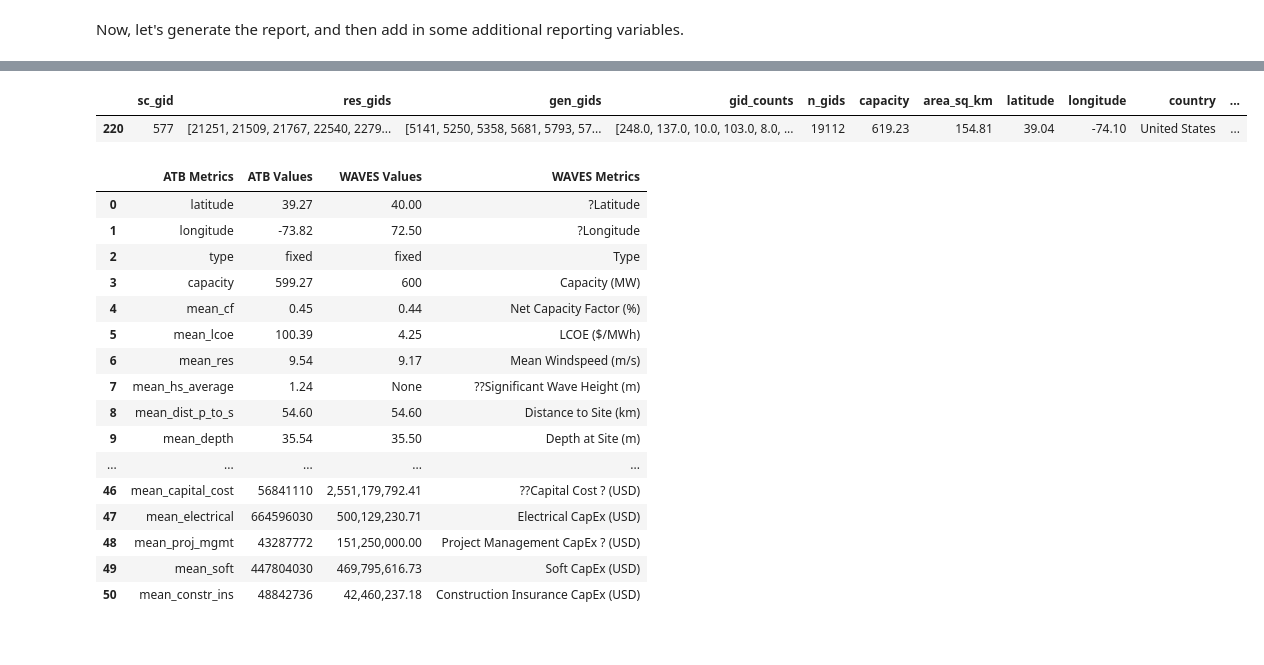
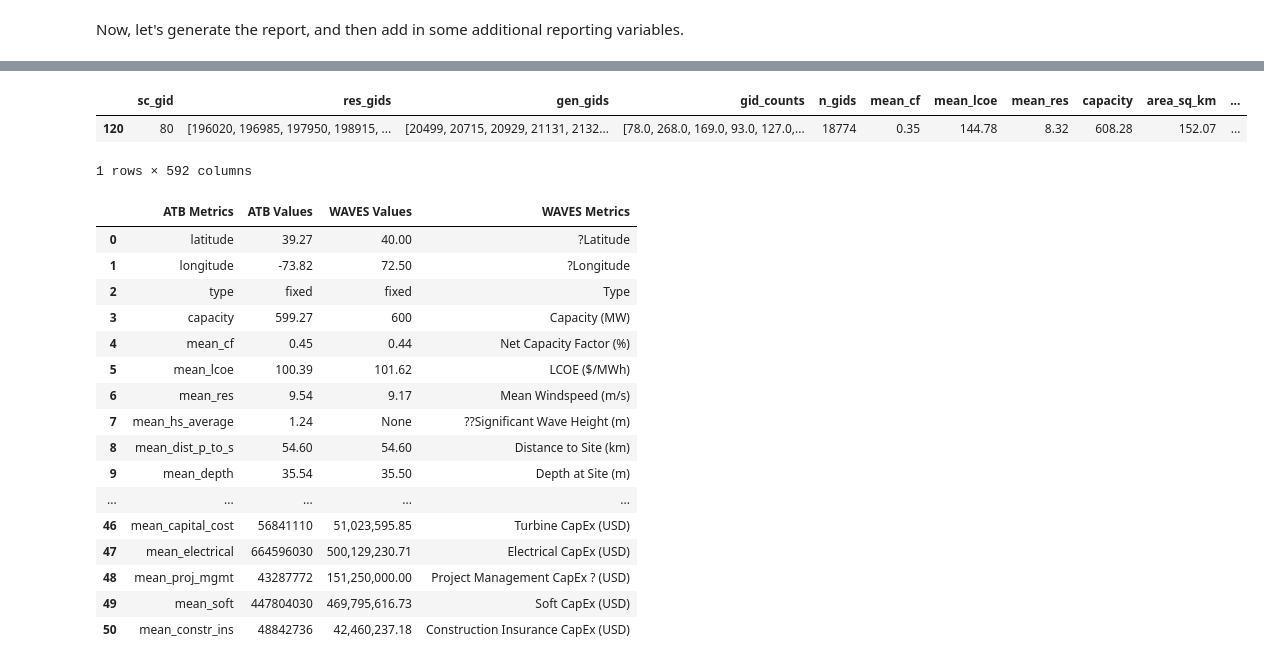
Before and after one commit to nRiccobo/WAVES, a Jupyter notebook: examples/waves_example_2024.ipynb, the cells around one changed output, grey strips where cells are left out. Drawn from its saved outputs; the diff is of its cells as text; code cells hidden in the pictures.

```diff
--- a/examples/waves_example_2024.ipynb
+++ b/examples/waves_example_2024.ipynb
@@ -465,34 +438,45 @@ report_df
 | Turbine Rating (MW) | 12.00 | 12.00 |
 # %%
 atb_df = pd.read_csv('mid_atlantic_12.csv')
+atb_floating_df = pd.read_csv('west_coast_12.csv')
 
 pattern = "mean"
 
 match_pattern = [col for col in atb_df.columns if pattern in col]
 
 atb_df_mean = pd.concat([atb_df['latitude'],atb_df['longitude'],
                          atb_df['type'], atb_df['capacity'],
                          atb_df[match_pattern]],axis=1
+)
+
+atb_floating_df_mean = pd.concat([atb_floating_df['latitude'],atb_floating_df['longitude'],
+                         atb_floating_df['type'], atb_floating_df['capacity'],
+                         atb_floating_df[match_pattern]],axis=1
 )
 
 cols_list = atb_df_mean.columns.to_list()
 atb_df_mean
 #cols_list_stripped = [c.split('mean_')[1] for c in cols_list]
 
 patterns = ["mean", "conservative", "mid", "advanced"]
 
 cols_to_drop = []
 for p in patterns:
 
     cols_to_drop.extend([col for col in atb_df.columns if p in col])
 
 df_stripped = atb_df.drop(columns=cols_to_drop)
 
 
 df_stripped[df_stripped['sc_gid']==577] #
+
+234
+
+atb_floating_df[atb_floating_df['sc_gid']==80] # 80 or 234
 # %% [output]
-|  | sc_gid | res_gids | gen_gids | gid_counts | n_gids | capacity | area_sq_km | latitude | longitude | country | ... |
-| 220 | 577 | [21251, 21509, 21767, 22540, 2279... | [5141, 5250, 5358, 5681, 5793, 57... | [248.0, 137.0, 10.0, 103.0, 8.0, ... | 19112 | 619.23 | 154.81 | 39.04 | -74.10 | United States | ... |
+|  | sc_gid | res_gids | gen_gids | gid_counts | n_gids | mean_cf | mean_lcoe | mean_res | capacity | area_sq_km | ... |
+| 120 | 80 | [196020, 196985, 197950, 198915, ... | [20499, 20715, 20929, 21131, 2132... | [78.0, 268.0, 169.0, 93.0, 127.0,... | 18774 | 0.35 | 144.78 | 8.32 | 608.28 | 152.07 | ... |
+1 rows × 592 columns
 # %%
 # sc_grid = 544, 614MW fixed, 39.40N, -73.778E id = 201?
 # sc_grid = 557, 599MW fixed, 39.27N, -73.823E id = 208
@@ -650,14 +644,14 @@ waves_reporting_dict = {
     "Decommissioning CapEx (USD)" : [project_fixed.soft_capex(breakdown=True).T['Decommissioning'].iloc[0]],
     "Fixed Charge Rate? (%)" : [project_fixed.fixed_charge_rate],
     "Port Staging Logistics Transportation? (%)" : [project_fixed.capex(breakdown=True).T['Project'].iloc[0]],
-    "OpEx (USD)" : [project_fixed.opex()],
+    "OpEx (USD/year/kW)" : [project_fixed.opex()/25/project_fixed.capacity(units='kw')],
     "Turbine Installation (USD)" : [project_fixed.capex(breakdown=True).T['Turbine Installation'].iloc[0]],
     "Procurement Contingency CapEx (USD)" : [project_fixed.soft_capex(breakdown=True).T['Procurement Contingency'].iloc[0]],
     "?Availability? (%)" : [avail],
     "Gross Capacity Factor (%)": [project_fixed.capacity_factor(which='gross')],
     "Commissioning CapEx (USD)" : [project_fixed.soft_capex(breakdown=True).T['Commissioning'].iloc[0]],
     "Tower CapEx ? (USD)" : turbine_tower,
-    "??Fixed Operating Cost? (USD)" : [None],
+    "Fixed Operating Cost (USD)" : [project_fixed.opex() / 25 / project_fixed.n_turbines()],
     "Mooring System CapEx (USD)" : [foundation],
     "Total Losses? (%)" : [project_fixed.loss_ratio()],
     "Site Specific Losses? (%)" : [site_specific],
@@ -668,7 +662,7 @@ waves_reporting_dict = {
     "Total CapEx (USD)" : [project_fixed.capex()],
     "??Variable Operating Cost (USD)" : [None],
     "Procurement Contingency Factor (-)" : [project_fixed.orbit_config_dict['project_parameters']['procurement_contingency_factor']],
-    "??Capital Cost ? (USD)" : [project_fixed.capex(breakdown=True).T['Total'].iloc[0]],
+    "Turbine CapEx (USD)" : [project_fixed.capex(breakdown=True).T['Total'].iloc[0]/project_fixed.n_turbines()],
     "Electrical CapEx (USD)" : [project_fixed.capex(breakdown=True).T['Export System'].iloc[0] +
                                   project_fixed.capex(breakdown=True).T['Array System'].iloc[0] +
                                   project_fixed.capex(breakdown=True).T['Offshore Substation'].iloc[0]],
@@ -696,13 +690,13 @@ atb_waves_metrics_df
 | 2 | type | fixed | fixed | Type |
 | 3 | capacity | 599.27 | 600 | Capacity (MW) |
 | 4 | mean_cf | 0.45 | 0.44 | Net Capacity Factor (%) |
-| 5 | mean_lcoe | 100.39 | 4.25 | LCOE ($/MWh) |
+| 5 | mean_lcoe | 100.39 | 101.62 | LCOE ($/MWh) |
 | 6 | mean_res | 9.54 | 9.17 | Mean Windspeed (m/s) |
 | 7 | mean_hs_average | 1.24 | None | ??Significant Wave Height (m) |
 | 8 | mean_dist_p_to_s | 54.60 | 54.60 | Distance to Site (km) |
 | 9 | mean_depth | 35.54 | 35.50 | Depth at Site (m) |
 | ... | ... | ... | ... | ... |
-| 46 | mean_capital_cost | 56841110 | 2,551,179,792.41 | ??Capital Cost ? (USD) |
+| 46 | mean_capital_cost | 56841110 | 51,023,595.85 | Turbine CapEx (USD) |
 | 47 | mean_electrical | 664596030 | 500,129,230.71 | Electrical CapEx (USD) |
 | 48 | mean_proj_mgmt | 43287772 | 151,250,000.00 | Project Management CapEx ? (USD) |
 | 49 | mean_soft | 447804030 | 469,795,616.73 | Soft CapEx (USD) |
```
Also changed, not shown: parts of 10 cells of this notebook, 7 other files.
